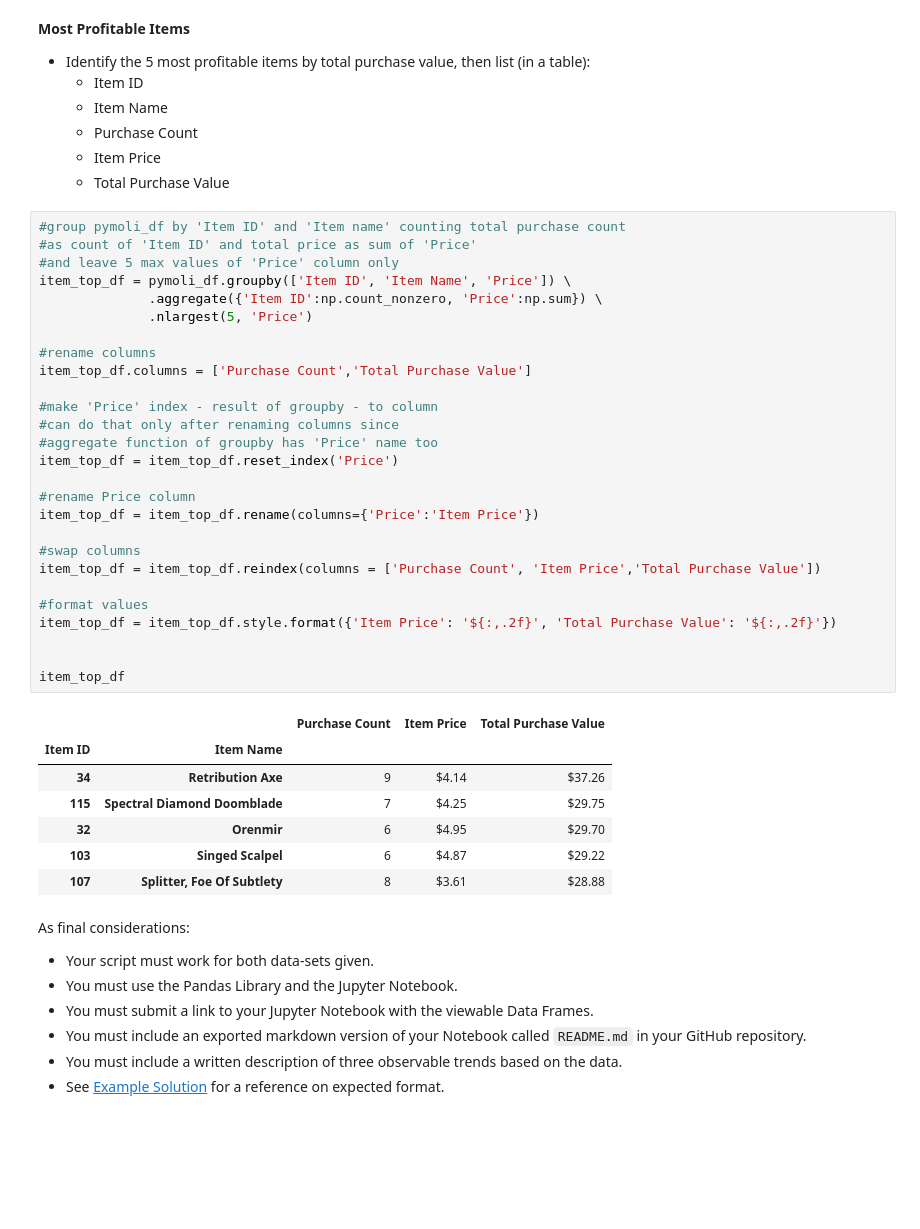
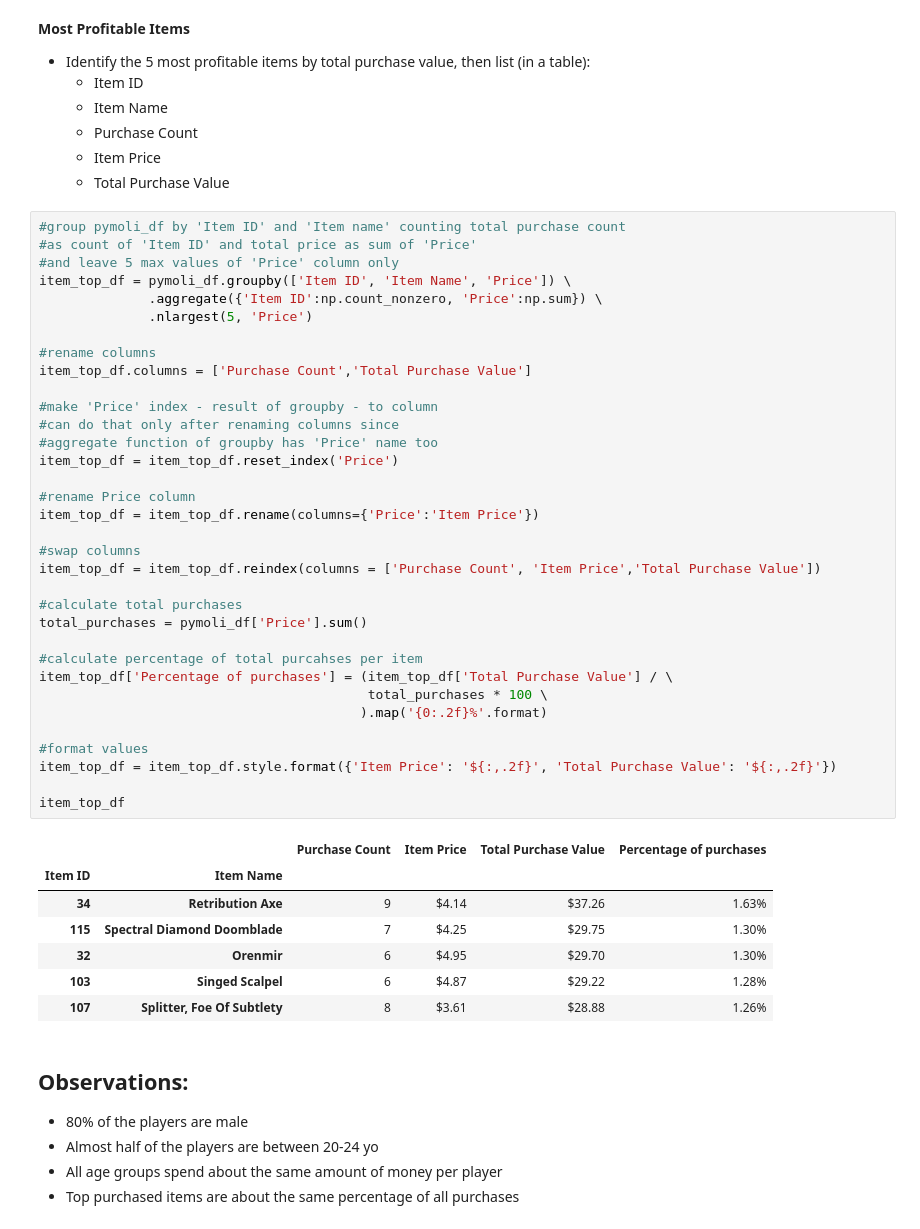
Before and after one commit to yegorkryukov/python-challenge, a Jupyter notebook: Pandas/HeroesOfPymoli/pymoli.ipynb, the cells around one changed output. Cells and saved outputs as stored; diff of their text form; blank space fills up the shorter version.

Commit message:
Add observations

```diff
--- a/Pandas/HeroesOfPymoli/pymoli.ipynb
+++ b/Pandas/HeroesOfPymoli/pymoli.ipynb
@@ -289,44 +292,48 @@ item_top_df
 # %%
 #group pymoli_df by 'Item ID' and 'Item name' counting total purchase count
 #as count of 'Item ID' and total price as sum of 'Price'
 #and leave 5 max values of 'Price' column only
 item_top_df = pymoli_df.groupby(['Item ID', 'Item Name', 'Price']) \
               .aggregate({'Item ID':np.count_nonzero, 'Price':np.sum}) \
               .nlargest(5, 'Price')
 
 #rename columns
 item_top_df.columns = ['Purchase Count','Total Purchase Value']
 
 #make 'Price' index - result of groupby - to column
 #can do that only after renaming columns since
 #aggregate function of groupby has 'Price' name too
 item_top_df = item_top_df.reset_index('Price')
 
 #rename Price column
 item_top_df = item_top_df.rename(columns={'Price':'Item Price'})
 
 #swap columns
 item_top_df = item_top_df.reindex(columns = ['Purchase Count', 'Item Price','Total Purchase Value'])
 
+#calculate total purchases
+total_purchases = pymoli_df['Price'].sum()
+
+#calculate percentage of total purcahses per item
+item_top_df['Percentage of purchases'] = (item_top_df['Total Purchase Value'] / \
+                                          total_purchases * 100 \
+                                         ).map('{0:.2f}%'.format)
+
 #format values
 item_top_df = item_top_df.style.format({'Item Price': '${:,.2f}', 'Total Purchase Value': '${:,.2f}'})
 
-
 item_top_df
 # %% [output]
-|  |  | Purchase Count | Item Price | Total Purchase Value |
-| Item ID | Item Name |  |  |  |
-| 34 | Retribution Axe | 9 | $4.14 | $37.26 |
-| 115 | Spectral Diamond Doomblade | 7 | $4.25 | $29.75 |
-| 32 | Orenmir | 6 | $4.95 | $29.70 |
-| 103 | Singed Scalpel | 6 | $4.87 | $29.22 |
-| 107 | Splitter, Foe Of Subtlety | 8 | $3.61 | $28.88 |
+|  |  | Purchase Count | Item Price | Total Purchase Value | Percentage of purchases |
+| Item ID | Item Name |  |  |  |  |
+| 34 | Retribution Axe | 9 | $4.14 | $37.26 | 1.63% |
+| 115 | Spectral Diamond Doomblade | 7 | $4.25 | $29.75 | 1.30% |
+| 32 | Orenmir | 6 | $4.95 | $29.70 | 1.30% |
+| 103 | Singed Scalpel | 6 | $4.87 | $29.22 | 1.28% |
+| 107 | Splitter, Foe Of Subtlety | 8 | $3.61 | $28.88 | 1.26% |
-# %% [markdown]
-As final considerations:
-
-* Your script must work for both data-sets given.
-* You must use the Pandas Library and the Jupyter Notebook.
-* You must submit a link to your Jupyter Notebook with the viewable Data Frames.
-* You must include an exported markdown version of your Notebook called  `README.md` in your GitHub repository.
-* You must include a written description of three observable trends based on the data.
-* See [Example Solution](HeroesOfPymoli/HeroesOfPymoli_Example.pdf) for a reference on expected format.
+# %% [markdown]
+## Observations:
+* 80% of the players are male
+* Almost half of the players are between 20-24 yo
+* All age groups spend about the same amount of money per player
+* Top purchased items are about the same percentage of all purchases
```
Also changed, not shown: parts of 2 cells of this notebook.
